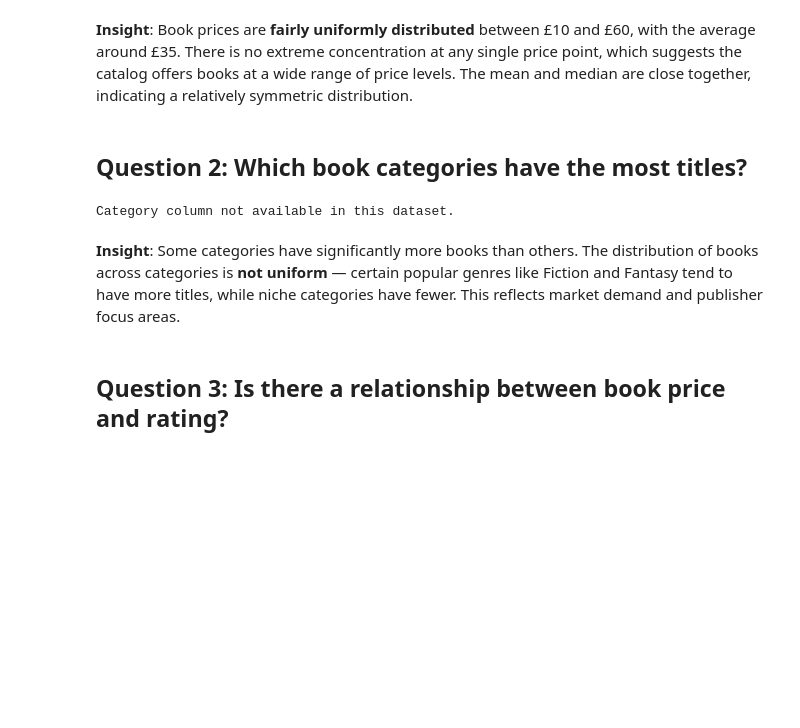
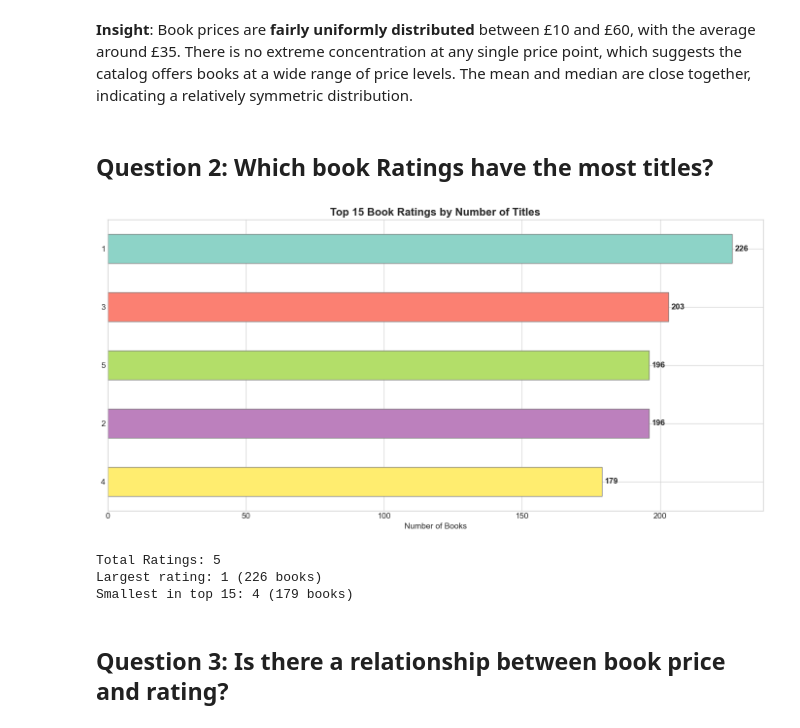
Before and after one commit to Muhammed-Fathi/Video-Game-Sales-Analysis-Web-Scraping-Domain-Analysis, a Jupyter notebook: datascience/task2_web_scraping_domain_analysis.ipynb, the cells around one changed output. Cells and saved outputs as stored; diff of their text form; code cells hidden in the pictures; blank space fills up the shorter version.

```diff
--- a/datascience/task2_web_scraping_domain_analysis.ipynb
+++ b/datascience/task2_web_scraping_domain_analysis.ipynb
@@ -632,36 +634,37 @@ print(f"   Std Dev: £{df['Price'].std():.2f}")
 # %% [markdown]
 **Insight**: Book prices are **fairly uniformly distributed** between £10 and £60, with the average around £35. There is no extreme concentration at any single price point, which suggests the catalog offers books at a wide range of price levels. The mean and median are close together, indicating a relatively symmetric distribution.
 # %% [markdown]
-## Question 2: Which book categories have the most titles?
+## Question 2: Which book Ratings have the most titles?
 # %%
 # Q2: Category counts
-if 'Category' in df.columns:
-    cat_counts = df['Category'].value_counts().head(15)
+if 'Rating' in df.columns:
+    cat_counts = df['Rating'].value_counts().head(15)
 
     plt.figure(figsize=(14, 7))
     cat_counts.plot(kind='barh', color=plt.cm.Set3(np.linspace(0, 1, len(cat_counts))),
                     edgecolor='gray')
-    plt.title('Top 15 Book Categories by Number of Titles', fontsize=16, fontweight='bold')
+    plt.title('Top 15 Book Ratings by Number of Titles', fontsize=16, fontweight='bold')
     plt.xlabel('Number of Books')
     plt.ylabel('')
     plt.gca().invert_yaxis()
 
     # Add value labels
     for i, (cat, count) in enumerate(cat_counts.items()):
         plt.text(count + 1, i, str(count), va='center', fontweight='bold')
 
     plt.tight_layout()
     plt.show()
 
-    print(f"Total categories: {df['Category'].nunique()}")
-    print(f"Largest category: {cat_counts.index[0]} ({cat_counts.values[0]} books)")
+    print(f"Total Ratings: {df['Rating'].nunique()}")
+    print(f"Largest rating: {cat_counts.index[0]} ({cat_counts.values[0]} books)")
     print(f"Smallest in top 15: {cat_counts.index[-1]} ({cat_counts.values[-1]} books)")
 else:
-    print("Category column not available in this dataset.")
+    print("Rating column not available in this dataset.")
 # %% [output]
+[figure, added]
-Category column not available in this dataset.
+Total Ratings: 5
+Largest rating: 1 (226 books)
+Smallest in top 15: 4 (179 books)
-# %% [markdown]
-**Insight**: Some categories have significantly more books than others. The distribution of books across categories is **not uniform** — certain popular genres like Fiction and Fantasy tend to have more titles, while niche categories have fewer. This reflects market demand and publisher focus areas.
 # %% [markdown]
 ## Question 3: Is there a relationship between book price and rating?
 # %%
```
Also changed, not shown: parts of 5 cells of this notebook, 1 other file.
